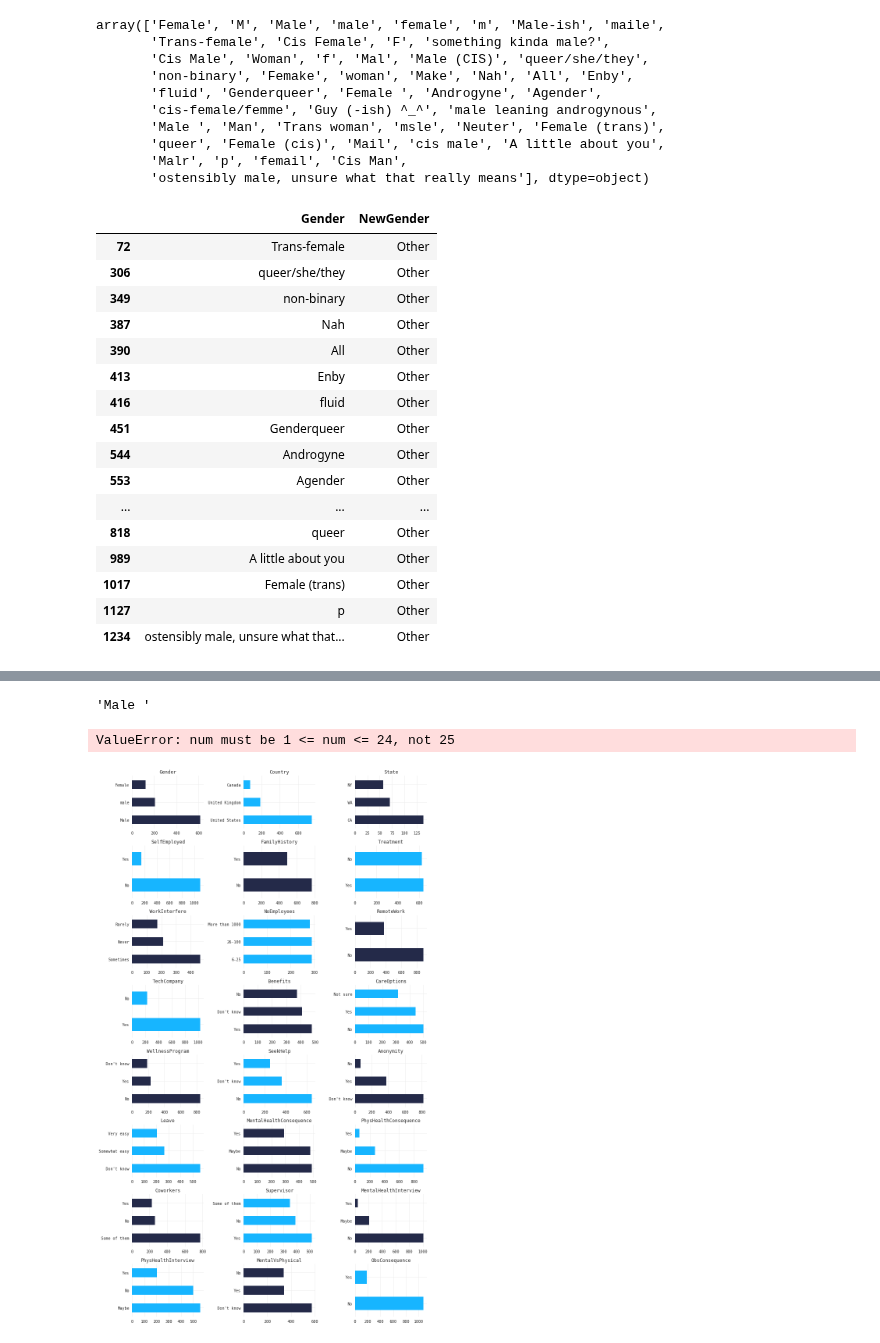
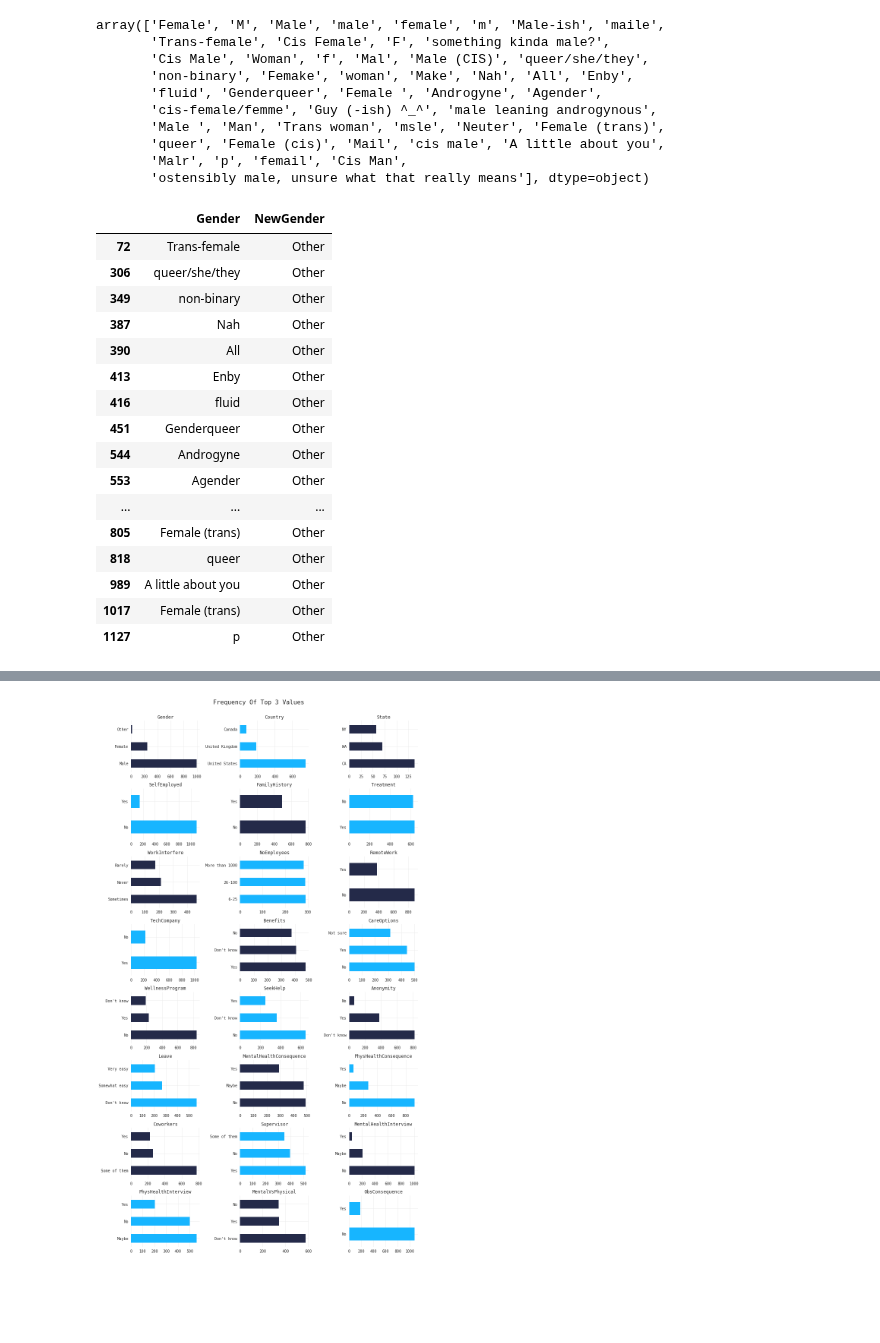
Before and after one commit to qu4ku/datasets-analysis, a Jupyter notebook: 004-mental-health-in-tech-survey-2014.ipynb, the cells around one changed output, grey strips where cells are left out. Cells and saved outputs as stored; diff of their text form; code cells hidden in the pictures; blank space fills up the shorter version.

```diff
--- a/004-mental-health-in-tech-survey-2014.ipynb
+++ b/004-mental-health-in-tech-survey-2014.ipynb
@@ -40,6 +40,7 @@ plt.rcParams.update({
     'grid.color': SC,
     'axes.titlesize': 16.0,
     'axes.facecolor': 'none',
+    'axes.formatter.useoffset': False,  # Scientific notation
 })
 # %% [output]
 Loading BokehJS ...
@@ -199,7 +200,8 @@ def gender_clean(x):
         return 'Female'
     elif x in ['M', 'Male', 'male', 'm', 'Male-ish', 'maile', 'something kinda male?',
               'Guy (-ish) ^_^', 'msle', 'Mail', 'cis male', 'Malr', 'Cis Man',
-              'Mal', 'Male (CIS)', 'Cis Male', 'Make', 'Male', 'Man', 'Male ']:
+              'Mal', 'Male (CIS)', 'Cis Male', 'Make', 'Male', 'Man', 'Male ',
+              'ostensibly male, unsure what that really means']:
         return 'Male'
     else:
         return 'Other'
@@ -220,11 +222,11 @@ df[df.NewGender == 'Other'][['Gender', 'NewGender']]
 | 544 | Androgyne | Other |
 | 553 | Agender | Other |
 | ... | ... | ... |
+| 805 | Female (trans) | Other |
 | 818 | queer | Other |
 | 989 | A little about you | Other |
 | 1017 | Female (trans) | Other |
 | 1127 | p | Other |
-| 1234 | ostensibly male, unsure what that... | Other |
 # %%
 df.Gender = df.NewGender
 df.drop('NewGender', axis=1, inplace=True)
@@ -232,20 +234,16 @@ df.head(1)
 # %% [output]
 |  | Timestamp | Age | Gender | Country | State | SelfEmployed | FamilyHistory | Treatment | WorkInterfere | ... |
 | 0 | 2014-08-27 11:29:31 | 37 | Female | United States | IL | NaN | No | Yes | Often | ... |
-# %%
-df.iloc[1058]['Gender']
-# %% [output]
-'Male '
 # %%
 # Checking for top frequnet values
 top_range = 3
-categorical_cols = [col for col in df.columns if df[col].dtype == 'object' and col != 'comments']
+categorical_cols = [col for col in df.columns if df[col].dtype == 'object' and col != 'Comments']
 plt.figure(figsize=(12, 20))
+plt.suptitle('Frequency Of Top {} Values'.format(top_range), y=1.02, fontsize=16)
 for i, col in enumerate(categorical_cols):
     plt.subplot(8, 3, i+1)
     plt.title(col, fontsize=12)
     df[col].value_counts()[:top_range].plot(kind='barh', color=[colors[0] if i%2 == 0 else colors[1]]);
     plt.tight_layout()
 # %% [output]
-ValueError: num must be 1 <= num <= 24, not 25
-[figure, old version]
+[figure, new version]
```
Also changed, not shown: parts of 11 cells of this notebook.
